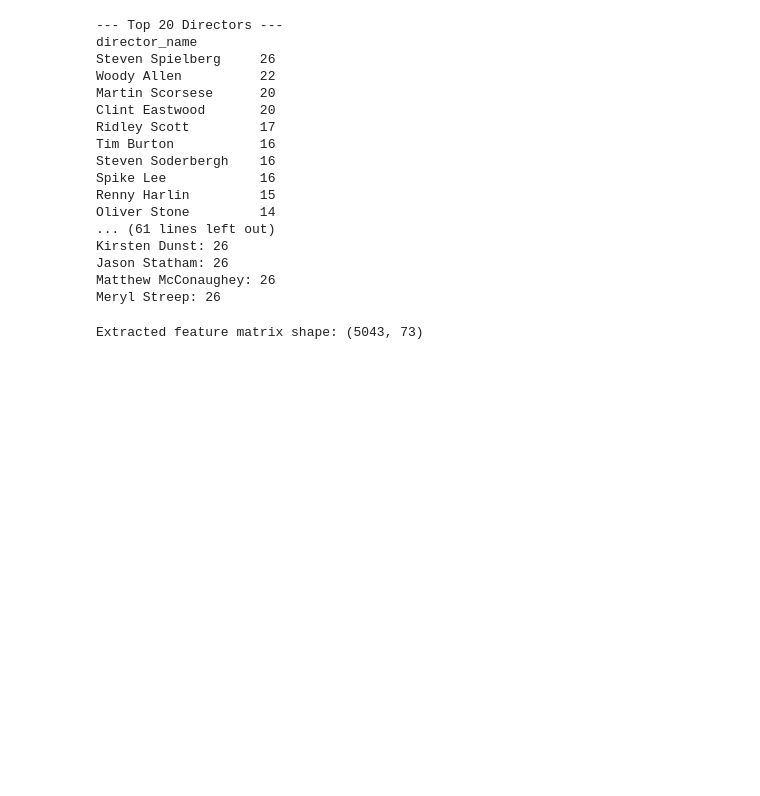
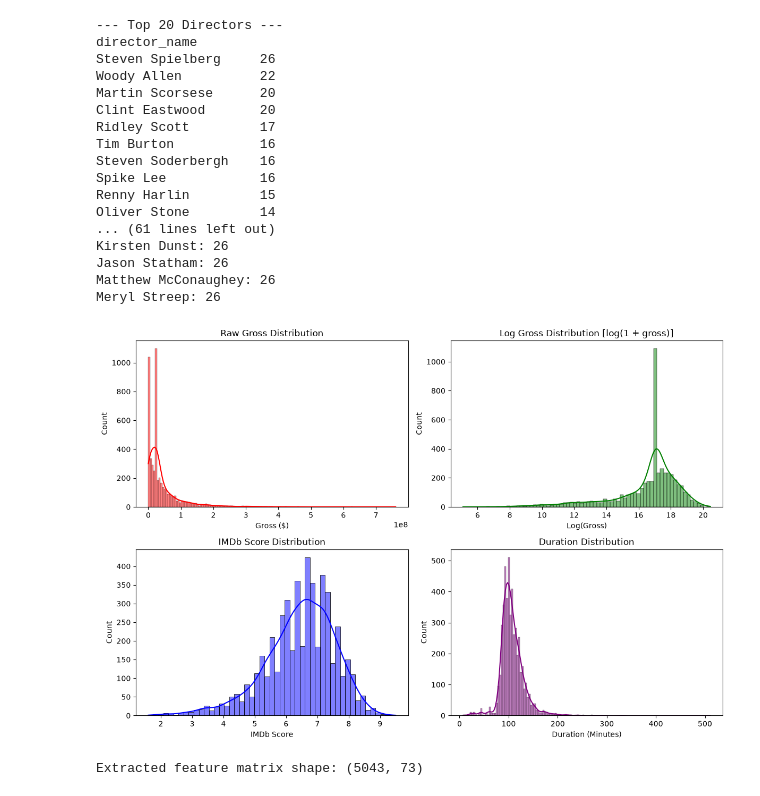
Before and after one commit to Ferdy1G/HCAI-PBL, a Jupyter notebook: experimentation/project4.ipynb, the cells around one changed output. Saved outputs shown, nothing was run; the diff lists cells and outputs as text; code cells hidden in the pictures; blank space fills up the shorter version.

```diff
--- a/experimentation/project4.ipynb
+++ b/experimentation/project4.ipynb
@@ -82,6 +84,51 @@ Kirsten Dunst: 26
 Jason Statham: 26
 Matthew McConaughey: 26
 Meryl Streep: 26
+# %%
+df = pd.read_csv("movie_metadata.csv")
+
+# Fill missing values with median for visual completeness
+df_clean = df.copy()
+df_clean["gross_filled"] = df_clean["gross"].fillna(df_clean["gross"].median())
+df_clean["log_gross"] = np.log1p(df_clean["gross_filled"])
+df_clean["duration_filled"] = df_clean["duration"].fillna(
+    df_clean["duration"].median()
+)
+df_clean["imdb_score_filled"] = df_clean["imdb_score"].fillna(
+    df_clean["imdb_score"].median()
+)
+
+fig, axes = plt.subplots(2, 2, figsize=(12, 8))
+plt.subplots_adjust(hspace=0.3, wspace=0.3)
+
+# Raw Gross
+sns.histplot(df_clean["gross_filled"], kde=True, ax=axes[0, 0], color="red")
+axes[0, 0].set_title("Raw Gross Distribution")
+axes[0, 0].set_xlabel("Gross ($)")
+
+# Log Gross
+sns.histplot(df_clean["log_gross"], kde=True, ax=axes[0, 1], color="green")
+axes[0, 1].set_title("Log Gross Distribution [log(1 + gross)]")
+axes[0, 1].set_xlabel("Log(Gross)")
+
+# IMDB Score
+sns.histplot(
+    df_clean["imdb_score_filled"], kde=True, ax=axes[1, 0], color="blue"
+)
+axes[1, 0].set_title("IMDb Score Distribution")
+axes[1, 0].set_xlabel("IMDb Score")
+
+# Duration
+sns.histplot(
+    df_clean["duration_filled"], kde=True, ax=axes[1, 1], color="purple"
+)
+axes[1, 1].set_title("Duration Distribution")
+axes[1, 1].set_xlabel("Duration (Minutes)")
+
+plt.tight_layout()
+plt.show()
+# %% [output]
+[figure, added]
 # %%
 def extract_features(
     df: pd.DataFrame,
```
Also changed, not shown: parts of 3 cells of this notebook.
